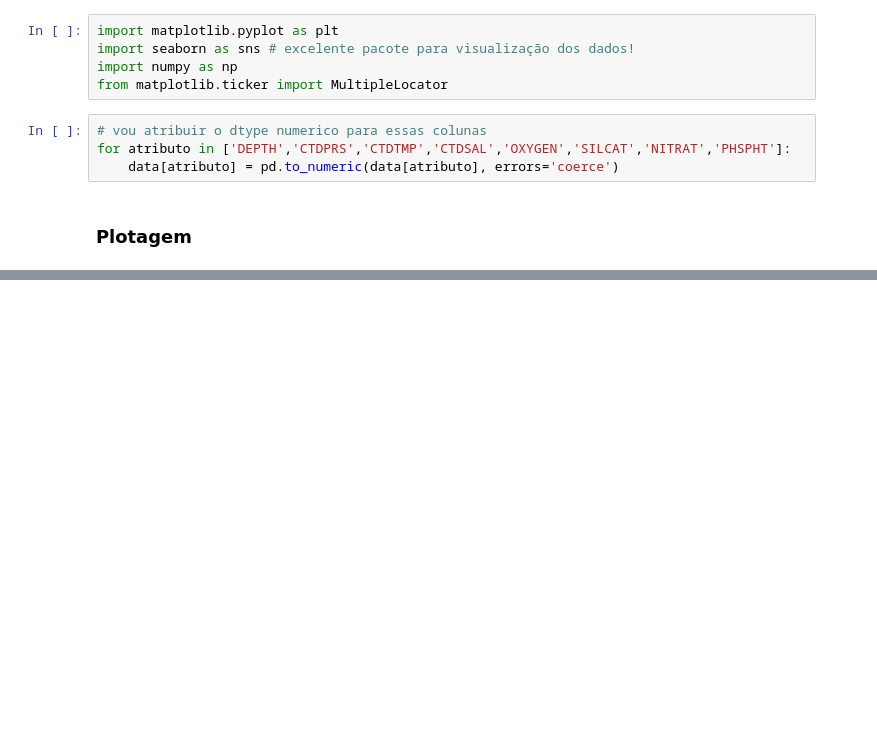
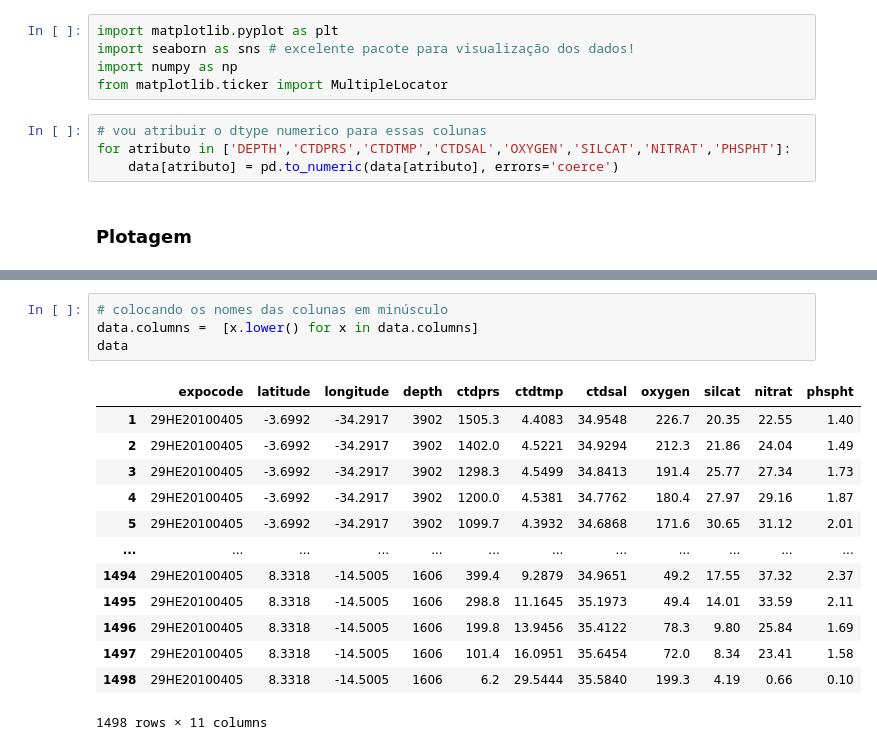
Before and after one commit to jonatanriq/oceanografia, a Jupyter notebook: plotando_dados_ctd.ipynb, the cells around one changed output, grey strips where cells are left out. Cells and saved outputs as stored; diff of their text form; blank space fills up the shorter version.

```diff
--- a/plotando_dados_ctd.ipynb
+++ b/plotando_dados_ctd.ipynb
@@ -101,0 +102,18 @@ plt.show()
+# %%
+# colocando os nomes das colunas em minúsculo
+data.columns =  [x.lower() for x in data.columns]
+data
+# %% [output]
+|  | expocode | latitude | longitude | depth | ctdprs | ctdtmp | ctdsal | oxygen | silcat | nitrat | phspht |
+| 1 | 29HE20100405 | -3.6992 | -34.2917 | 3902 | 1505.3 | 4.4083 | 34.9548 | 226.7 | 20.35 | 22.55 | 1.40 |
+| 2 | 29HE20100405 | -3.6992 | -34.2917 | 3902 | 1402.0 | 4.5221 | 34.9294 | 212.3 | 21.86 | 24.04 | 1.49 |
+| 3 | 29HE20100405 | -3.6992 | -34.2917 | 3902 | 1298.3 | 4.5499 | 34.8413 | 191.4 | 25.77 | 27.34 | 1.73 |
+| 4 | 29HE20100405 | -3.6992 | -34.2917 | 3902 | 1200.0 | 4.5381 | 34.7762 | 180.4 | 27.97 | 29.16 | 1.87 |
+| 5 | 29HE20100405 | -3.6992 | -34.2917 | 3902 | 1099.7 | 4.3932 | 34.6868 | 171.6 | 30.65 | 31.12 | 2.01 |
+| ... | ... | ... | ... | ... | ... | ... | ... | ... | ... | ... | ... |
+| 1494 | 29HE20100405 | 8.3318 | -14.5005 | 1606 | 399.4 | 9.2879 | 34.9651 | 49.2 | 17.55 | 37.32 | 2.37 |
+| 1495 | 29HE20100405 | 8.3318 | -14.5005 | 1606 | 298.8 | 11.1645 | 35.1973 | 49.4 | 14.01 | 33.59 | 2.11 |
+| 1496 | 29HE20100405 | 8.3318 | -14.5005 | 1606 | 199.8 | 13.9456 | 35.4122 | 78.3 | 9.80 | 25.84 | 1.69 |
+| 1497 | 29HE20100405 | 8.3318 | -14.5005 | 1606 | 101.4 | 16.0951 | 35.6454 | 72.0 | 8.34 | 23.41 | 1.58 |
+| 1498 | 29HE20100405 | 8.3318 | -14.5005 | 1606 | 6.2 | 29.5444 | 35.5840 | 199.3 | 4.19 | 0.66 | 0.10 |
+1498 rows × 11 columns
```
Also changed, not shown: parts of 2 cells of this notebook.
